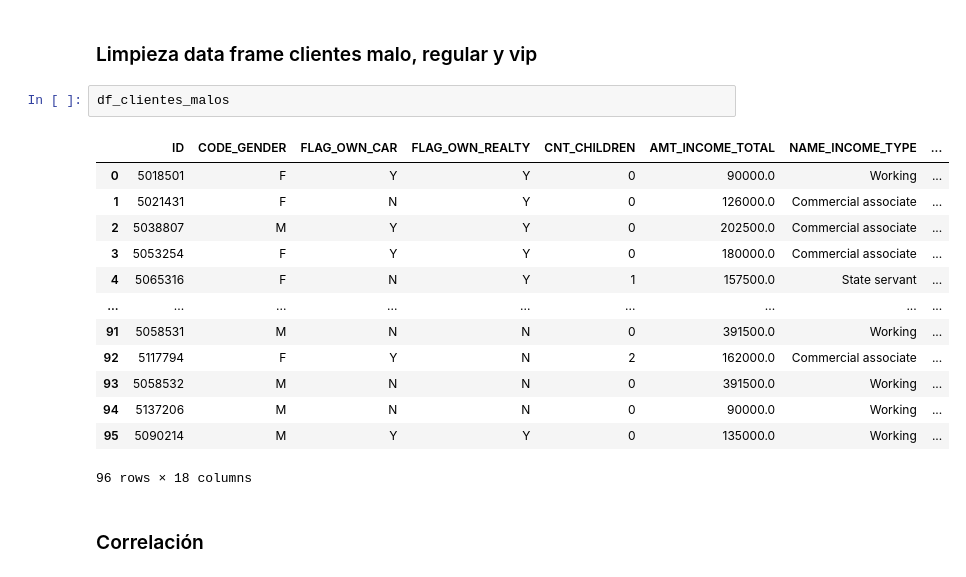
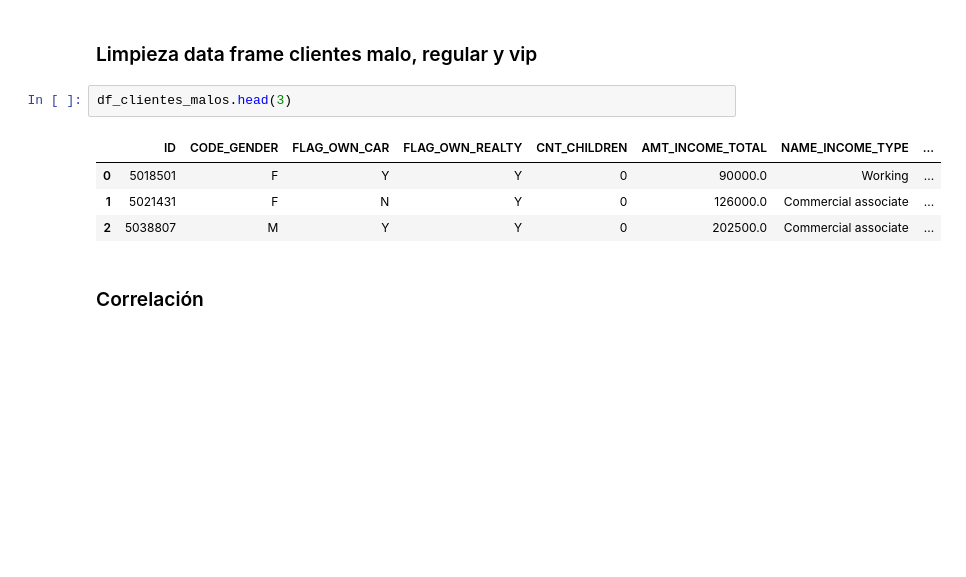
Before and after one commit to lymc33/Data_analysis_exercises, a Jupyter notebook: KPI_exercise/5_client_corr.ipynb, the cells around one changed output. Saved outputs shown, nothing was run; the diff lists cells and outputs as text; blank space fills up the shorter version.

Commit message:
Update 5_client_corr.ipynb
minor error

```diff
--- a/KPI_exercise/5_client_corr.ipynb
+++ b/KPI_exercise/5_client_corr.ipynb
@@ -21,21 +21,12 @@ df_clientes_malos.shape , df_clientes_regulares.shape , df_clientes_vip.shape
 # %% [markdown]
 ### Limpieza data frame clientes malo, regular y vip
 # %%
-df_clientes_malos
+df_clientes_malos.head(3)
 # %% [output]
 |  | ID | CODE_GENDER | FLAG_OWN_CAR | FLAG_OWN_REALTY | CNT_CHILDREN | AMT_INCOME_TOTAL | NAME_INCOME_TYPE | ... |
 | 0 | 5018501 | F | Y | Y | 0 | 90000.0 | Working | ... |
 | 1 | 5021431 | F | N | Y | 0 | 126000.0 | Commercial associate | ... |
 | 2 | 5038807 | M | Y | Y | 0 | 202500.0 | Commercial associate | ... |
-| 3 | 5053254 | F | Y | Y | 0 | 180000.0 | Commercial associate | ... |
-| 4 | 5065316 | F | N | Y | 1 | 157500.0 | State servant | ... |
-| ... | ... | ... | ... | ... | ... | ... | ... | ... |
-| 91 | 5058531 | M | N | N | 0 | 391500.0 | Working | ... |
-| 92 | 5117794 | F | Y | N | 2 | 162000.0 | Commercial associate | ... |
-| 93 | 5058532 | M | N | N | 0 | 391500.0 | Working | ... |
-| 94 | 5137206 | M | N | N | 0 | 90000.0 | Working | ... |
-| 95 | 5090214 | M | Y | Y | 0 | 135000.0 | Working | ... |
-96 rows × 18 columns
 # %% [markdown]
 ### Correlación
 # %% [markdown]
```
